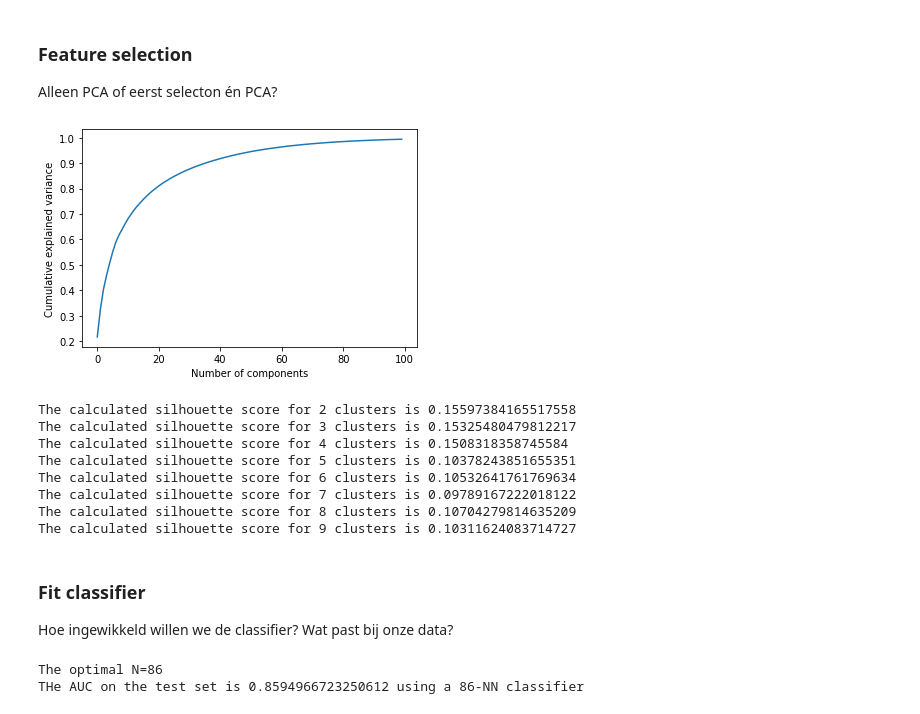
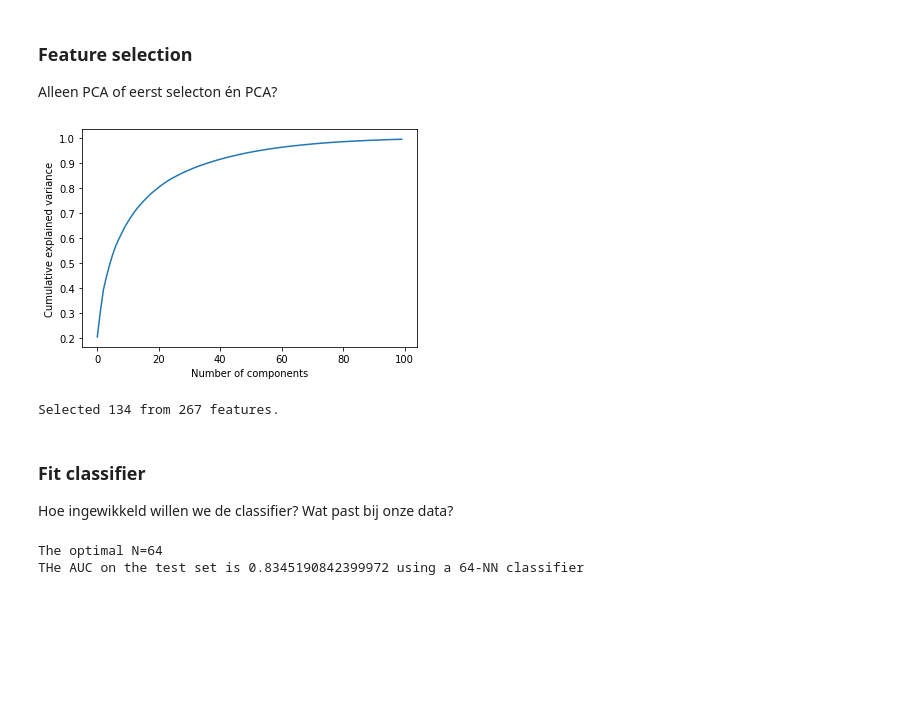
Before and after one commit to Enzo-Kerkhof/TM10007_PROJECT, a Jupyter notebook: assignment.ipynb, the cells around one changed output. Cells and saved outputs as stored; diff of their text form; code cells hidden in the pictures; blank space fills up the shorter version.

Commit message:
Feature selection met lasso

```diff
--- a/assignment.ipynb
+++ b/assignment.ipynb
@@ -84,30 +84,34 @@ Alleen PCA of eerst selecton én PCA?
 # %%
 # Perform a PCA
 pca = decomposition.PCA(n_components=100)
 pca.fit(X_train_scaled)
 X_train_pca = pca.transform(X_train_scaled)
 X_test_pca = pca.transform(X_test_scaled)
 
 plt.figure()
 plt.plot(np.cumsum(pca.explained_variance_ratio_))
 plt.xlabel('Number of components')
 plt.ylabel('Cumulative explained variance')
 plt.show()
-
-for i in range(2,10):
-    kmeans=KMeans(n_clusters=i,n_init=200,max_iter=800).fit(X_train_pca)
-    score=silhouette_score(X_train_pca,kmeans.labels_)
-    print("The calculated silhouette score for {} clusters is {}".format(i,score))
 # %% [output]
-[figure, old version]
+[figure, new version]
-The calculated silhouette score for 2 clusters is 0.15597384165517558
-The calculated silhouette score for 3 clusters is 0.15325480479812217
-The calculated silhouette score for 4 clusters is 0.1508318358745584
-The calculated silhouette score for 5 clusters is 0.10378243851655351
-The calculated silhouette score for 6 clusters is 0.10532641761769634
-The calculated silhouette score for 7 clusters is 0.09789167222018122
-The calculated silhouette score for 8 clusters is 0.10704279814635209
-The calculated silhouette score for 9 clusters is 0.10311624083714727
+# %%
+
+
+# Now first use the selectfrom model module. Select all features with a weight above the median.
+selector = feature_selection.SelectFromModel(estimator=Lasso(alpha=10**(-10)), threshold='median')
+selector.fit(X_train_scaled, y_train)
+n_original = X_train_scaled.shape[1]
+X_train_selected = selector.transform(X_train_scaled)
+X_test_selected = selector.transform(X_test_scaled)
+n_selected = X_train_selected.shape[1]
+print(f"Selected {n_selected} from {n_original} features.")
+
+
+X_train = X_train_selected
+X_test = X_test_selected
+# %% [output]
+Selected 134 from 267 features.
 # %% [markdown]
 
 ### Fit classifier
@@ -120,7 +124,7 @@ results = []
 best_n_neighbors = []
 
 # Loop over the folds
-for validation_index, test_index in cv_20fold.split(X_train_pca, y_train):
+for validation_index, test_index in cv_20fold.split(X_train, y_train):
     # Split the data properly
     X_validation = X_train_pca[validation_index]
     y_validation = y_train[validation_index]
@@ -173,14 +177,14 @@ print(f"The optimal N={optimal_n}")
 
 # Fit kNN
 clf = neighbors.KNeighborsClassifier(n_neighbors=optimal_n)
-clf.fit(X_train_pca, y_train)
+clf.fit(X_train, y_train)
 
-probabilities_test = clf.predict_proba(X_test_pca)
+probabilities_test = clf.predict_proba(X_test)
 scores_test = probabilities_test[:, 1]
 
 # Print result
 auc = metrics.roc_auc_score(y_test, scores_test)
 print(f'THe AUC on the test set is {auc} using a {clf.n_neighbors}-NN classifier')
 # %% [output]
-The optimal N=86
-THe AUC on the test set is 0.8594966723250612 using a 86-NN classifier
+The optimal N=64
+THe AUC on the test set is 0.8345190842399972 using a 64-NN classifier
```
Also changed, not shown: parts of 2 cells of this notebook.
